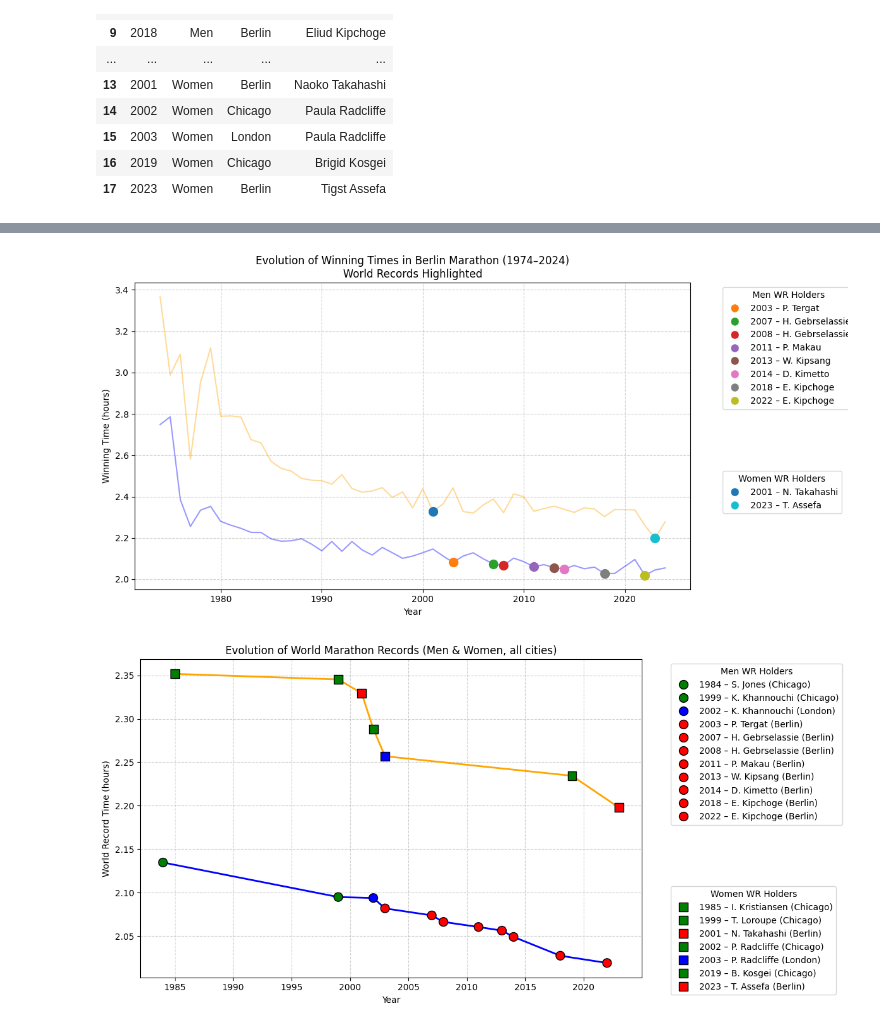
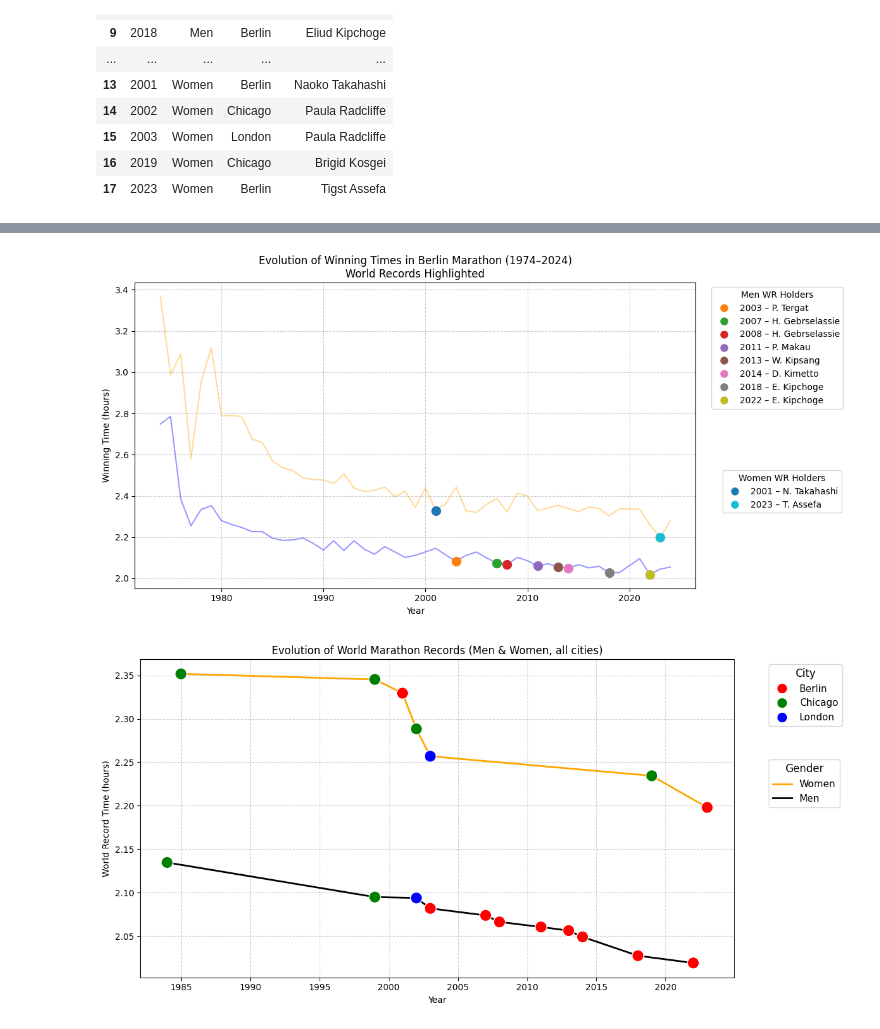
Before and after one commit to jomachase/first_project, a Jupyter notebook: notebooks/Rafael.ipynb, the cells around one changed output, grey strips where cells are left out. Drawn from its saved outputs; the diff is of its cells as text; code cells hidden in the pictures.

Commit message:
Update charts in the notebook

```diff
--- a/notebooks/Rafael.ipynb
+++ b/notebooks/Rafael.ipynb
@@ -184,20 +181,3 @@ df_records
 | 15 | 2003 | Women | London | Paula Radcliffe |
 | 16 | 2019 | Women | Chicago | Brigid Kosgei |
 | 17 | 2023 | Women | Berlin | Tigst Assefa |
-# %%
-# Timeline of Marathon World Records by City (Men & Women)
-
-plt.figure(figsize=(12,6))
-colors = {"Berlin":"red","Chicago":"green","London":"blue"}
-
-for city in df_records["City"].unique():
-    subset = df_records[df_records["City"]==city]
-    plt.scatter(subset["Year"], subset["Gender"],
-                s=200, marker="o", color=colors.get(city,"gray"), label=city, alpha=0.7)
-
-plt.title("Timeline of Marathon World Records by City (Men & Women)")
-plt.xlabel("Year")
-plt.ylabel("Gender")
-plt.legend(title="City")
-plt.grid(True, linestyle="--", alpha=0.6)
-plt.show()
@@ -206,6 +184,6 @@ plt.show()
 # %%
 # Main data
-df = pd.read_csv("berlin_marathon_winners_1974_2024.csv")
+df = pd.read_csv(config['input_data']['marathon_winners'])
 df["MEN_TIME"] = pd.to_timedelta(df["MEN_TIME"], errors="coerce")
 df["WOMEN_TIME"] = pd.to_timedelta(df["WOMEN_TIME"], errors="coerce")
 
@@ -257,7 +235,7 @@ men_handles = [
     for _, row in df_records[df_records["Gender"]=="Men"].iterrows()
 ]
 legend1 = plt.legend(handles=men_handles, title="Men WR Holders",
-                     bbox_to_anchor=(1.05, 1), loc='upper left')
+                     bbox_to_anchor=(1.02, 1), loc='upper left')
 
 women_handles = [
     plt.Line2D([0], [0], marker='o', color='w',
@@ -266,7 +244,7 @@ women_handles = [
     for _, row in df_records[df_records["Gender"]=="Women"].iterrows()
 ]
 legend2 = plt.legend(handles=women_handles, title="Women WR Holders",
-                     bbox_to_anchor=(1.05, 0.4), loc='upper left')
+                     bbox_to_anchor=(1.04, 0.4), loc='upper left')
 
 plt.gca().add_artist(legend1)  # adds the first legend to the chart
 
@@ -274,8 +252,10 @@ plt.grid(True, linestyle="--", alpha=0.6)
 plt.tight_layout()
 plt.show()
 # %% [output]
-[figure, old version]
+[figure, new version]
 # %%
+# ===============
+
 # Base with world records
 
 records = [
@@ -309,51 +289,46 @@ df_wr["Time"] = pd.to_timedelta(df_wr["Time"]).dt.total_seconds()/3600
 city_colors = {"Berlin":"red","Chicago":"green","London":"blue"}
 
 plt.figure(figsize=(12,6))
 
 # Men
 men = df_wr[df_wr["Gender"]=="Men"].sort_values("Year")
-plt.plot(men["Year"], men["Time"], color="blue", linestyle="-", lw=2, label="Men WRs")
+plt.plot(men["Year"], men["Time"], color="black", linestyle="-", lw=2, label="Men WRs")
 plt.scatter(men["Year"], men["Time"],
             c=men["City"].map(city_colors),
-            s=100, marker="o", edgecolor="black", zorder=5)
+            s=180, marker="o", edgecolor="white", zorder=5)
 
 # Women
 women = df_wr[df_wr["Gender"]=="Women"].sort_values("Year")
 plt.plot(women["Year"], women["Time"], color="orange", linestyle="-", lw=2, label="Women WRs")
 plt.scatter(women["Year"], women["Time"],
             c=women["City"].map(city_colors),
-            s=100, marker="s", edgecolor="black", zorder=5)
+            s=180, marker="o", edgecolor="white", zorder=5)
 
 # Títles and labels
 plt.xlabel("Year")
 plt.ylabel("World Record Time (hours)")
 plt.title("Evolution of World Marathon Records (Men & Women, all cities)")
 
-# Separate subtitles
-men_handles = [
-    plt.Line2D([0],[0], marker='o', color='w',
-               markerfacecolor=city_colors[row["City"]],
-               markeredgecolor="black",
-               label=f"{row['Year']} – {row['Winner']} ({row['City']})",
-               markersize=10)
-    for _, row in men.iterrows()
+# City legend
+city_handles = [
+    Line2D([0],[0], marker="o", color="w", markerfacecolor=color, markersize=12, label=city)
+    for city, color in city_colors.items()
 ]
-legend1 = plt.legend(handles=men_handles, title="Men WR Holders", bbox_to_anchor=(1.05,1), loc="upper left")
+legend1 = plt.legend(handles=city_handles, title="City", bbox_to_anchor=(1.05,1), loc="upper left",
+                     fontsize=11, title_fontsize=12)
 
-women_handles = [
-    plt.Line2D([0],[0], marker='s', color='w',
-               markerfacecolor=city_colors[row["City"]],
-               markeredgecolor="black",
-               label=f"{row['Year']} – {row['Winner']} ({row['City']})",
-               markersize=10)
-    for _, row in women.iterrows()
+# Men/Women legend
+gender_handles = [
+    Line2D([0],[0], color="orange", lw=2, label="Women"),
+    Line2D([0],[0], color="black", lw=2, label="Men"),
 ]
-legend2 = plt.legend(handles=women_handles, title="Women WR Holders", bbox_to_anchor=(1.05,0.3), loc="upper left")
+legend2 = plt.legend(handles=gender_handles, title="Gender", bbox_to_anchor=(1.05,0.7), loc="upper left",
+                     fontsize=11, title_fontsize=12)
 
 plt.gca().add_artist(legend1)
 
 plt.grid(True, linestyle="--", alpha=0.6)
 plt.tight_layout()
 plt.show()
 # %% [output]
-[figure, old version]
+[figure, new version]
```
Also changed, not shown: parts of 10 cells of this notebook, 3 other files.
